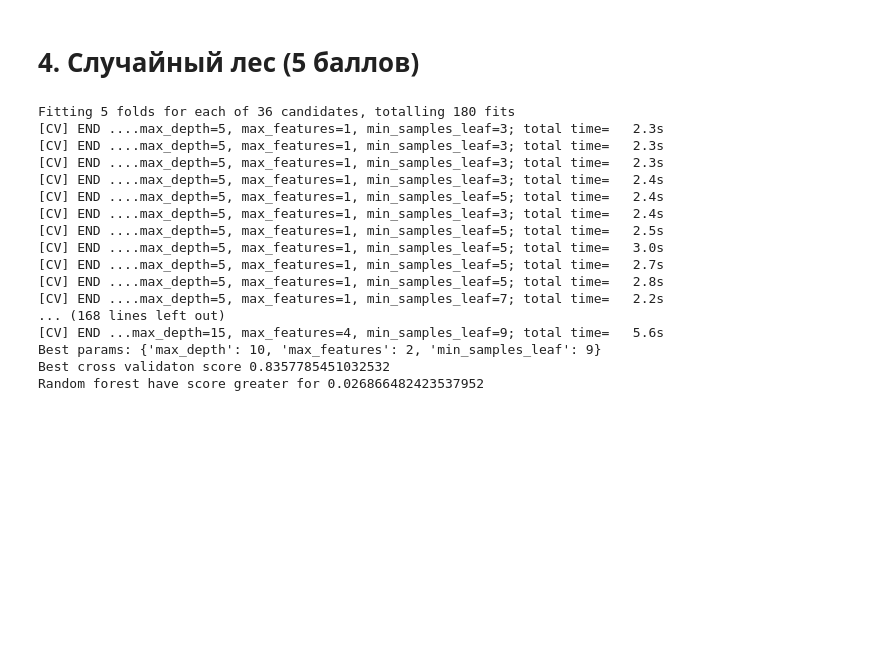
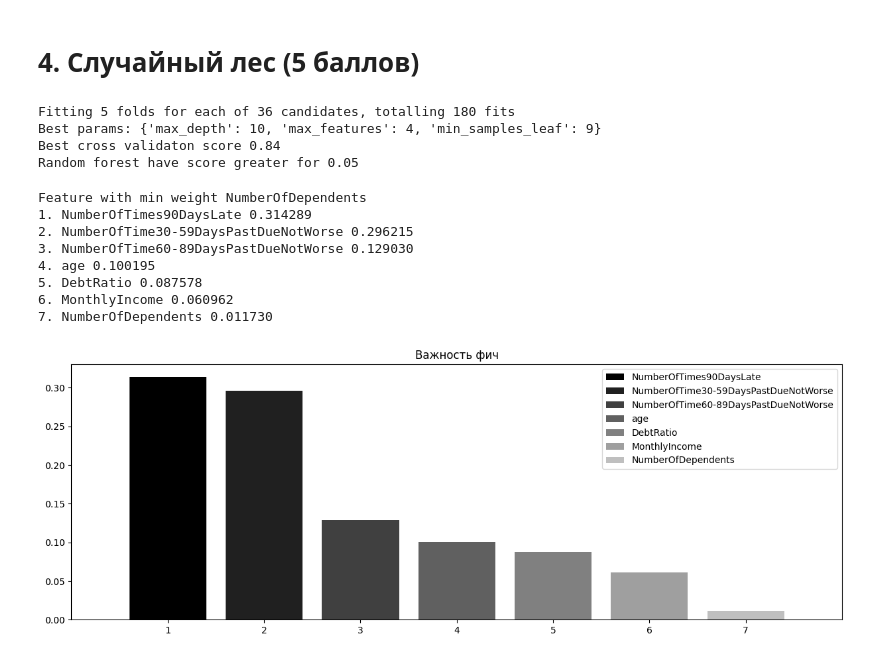
Before and after one commit to amhtj/DL-HSE, a Jupyter notebook: homeworks/0205_homework.ipynb, the cells around one changed output. Drawn from its saved outputs; the diff is of its cells as text; code cells hidden in the pictures; blank space fills up the shorter version.

```diff
--- a/homeworks/0205_homework.ipynb
+++ b/homeworks/0205_homework.ipynb
@@ -611,25 +691,13 @@ parameters = {
 # Насколько точность лучшей модели случайного леса выше точности логистической регрессии на валидации?
 
 rf_cv = GridSearchCV(rf, parameters, scoring='roc_auc', cv=skf, n_jobs=-1, verbose=1)
-rf_cv.fit(X, y)
+rf_cv.fit(X_normalized, y)
+best_forest = rf_cv.best_estimator_
 print("Best params:", rf_cv.best_params_)
-print("Best cross validaton score", rf_cv.best_score_)
-print("Random forest have score greater for", rf_cv.best_score_ - logit_cv_roc_best)
+print("Best cross validaton score %.2f"%(rf_cv.best_score_))
+print("Random forest have score greater for %.2f"%(rf_cv.best_score_ - logit_cv_roc_best))
 # %% [output]
 Fitting 5 folds for each of 36 candidates, totalling 180 fits
-[CV] END ....max_depth=5, max_features=1, min_samples_leaf=3; total time=   2.3s
-[CV] END ....max_depth=5, max_features=1, min_samples_leaf=3; total time=   2.3s
-[CV] END ....max_depth=5, max_features=1, min_samples_leaf=3; total time=   2.3s
-[CV] END ....max_depth=5, max_features=1, min_samples_leaf=3; total time=   2.4s
-[CV] END ....max_depth=5, max_features=1, min_samples_leaf=5; total time=   2.4s
-[CV] END ....max_depth=5, max_features=1, min_samples_leaf=3; total time=   2.4s
-[CV] END ....max_depth=5, max_features=1, min_samples_leaf=5; total time=   2.5s
-[CV] END ....max_depth=5, max_features=1, min_samples_leaf=5; total time=   3.0s
-[CV] END ....max_depth=5, max_features=1, min_samples_leaf=5; total time=   2.7s
-[CV] END ....max_depth=5, max_features=1, min_samples_leaf=5; total time=   2.8s
-[CV] END ....max_depth=5, max_features=1, min_samples_leaf=7; total time=   2.2s
-... (168 lines left out)
-[CV] END ...max_depth=15, max_features=4, min_samples_leaf=9; total time=   5.6s
-Best params: {'max_depth': 10, 'max_features': 2, 'min_samples_leaf': 9}
-Best cross validaton score 0.8357785451032532
-Random forest have score greater for 0.026866482423537952
+Best params: {'max_depth': 10, 'max_features': 4, 'min_samples_leaf': 9}
+Best cross validaton score 0.84
+Random forest have score greater for 0.05
@@ -639,0 +704,15 @@ Random forest have score greater for 0.026866482423537952
+# %%
+# Какой признак имеет наименьшее влияние?
+min_weight_feature = np.argmin(best_forest.feature_importances_)
+print("Feature with min weight is", independent_columns_names[min_weight_feature])
+draw_importances(best_forest.feature_importances_, independent_columns_names)
+# %% [output]
+Feature with min weight NumberOfDependents
+1. NumberOfTimes90DaysLate 0.314289
+2. NumberOfTime30-59DaysPastDueNotWorse 0.296215
+3. NumberOfTime60-89DaysPastDueNotWorse 0.129030
+4. age 0.100195
+5. DebtRatio 0.087578
+6. MonthlyIncome 0.060962
+7. NumberOfDependents 0.011730
+[figure, added]
```
Also changed, not shown: parts of 16 cells of this notebook.
